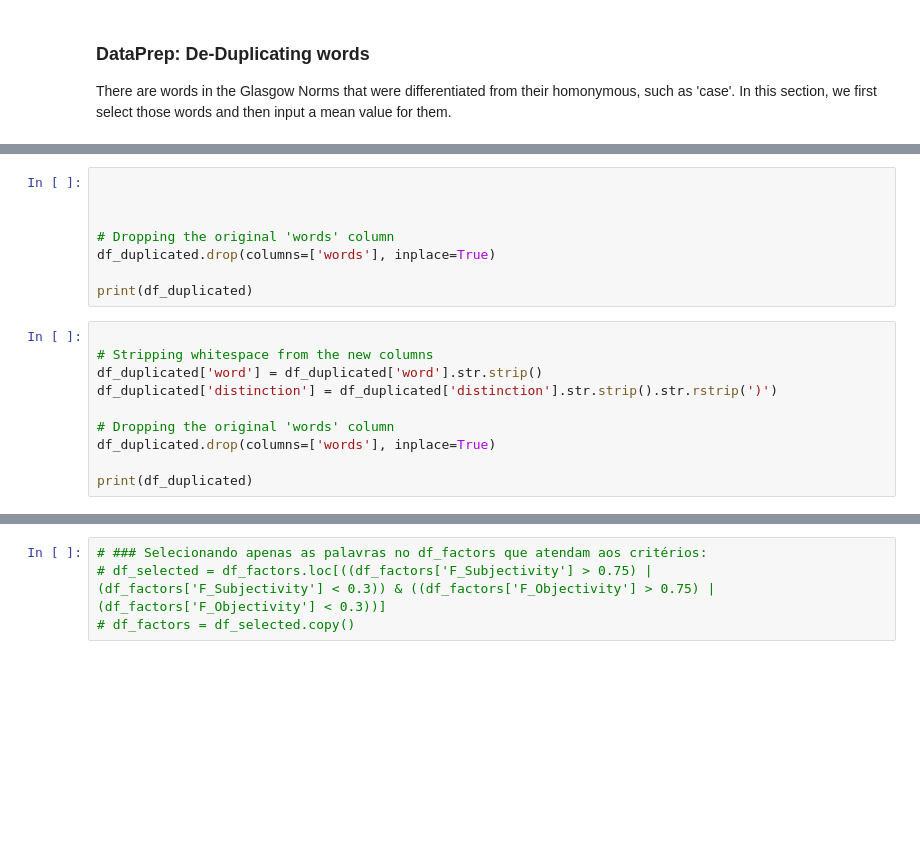
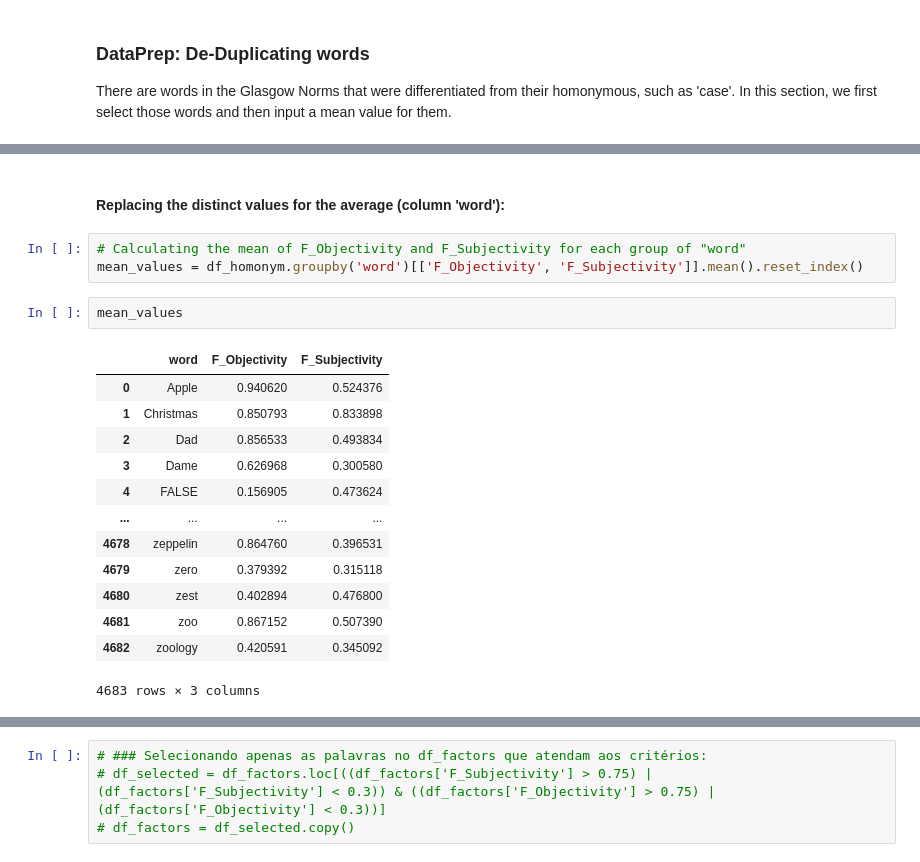
Before and after one commit to tbnsilveira/semantic_classifier, a Jupyter notebook: notebooks/Exp01_SCA_WE.ipynb, the cells around one changed output, grey strips where cells are left out. Drawn from its saved outputs; the diff is of its cells as text; blank space fills up the shorter version.

```diff
--- a/notebooks/Exp01_SCA_WE.ipynb
+++ b/notebooks/Exp01_SCA_WE.ipynb
@@ -194,18 +171,21 @@ df_factors[df_factors['words'].str.contains('charge')]
-# %%
-
-
-
-# Dropping the original 'words' column
-df_duplicated.drop(columns=['words'], inplace=True)
-
-print(df_duplicated)
-# %%
-
-# Stripping whitespace from the new columns
-df_duplicated['word'] = df_duplicated['word'].str.strip()
-df_duplicated['distinction'] = df_duplicated['distinction'].str.strip().str.rstrip(')')
-
-# Dropping the original 'words' column
-df_duplicated.drop(columns=['words'], inplace=True)
-
-print(df_duplicated)
+# %% [markdown]
+#### Replacing the distinct values for the average (column 'word'):
+# %%
+# Calculating the mean of F_Objectivity and F_Subjectivity for each group of "word"
+mean_values = df_homonym.groupby('word')[['F_Objectivity', 'F_Subjectivity']].mean().reset_index()
+# %%
+mean_values
+# %% [output]
+|  | word | F_Objectivity | F_Subjectivity |
+| 0 | Apple | 0.940620 | 0.524376 |
+| 1 | Christmas | 0.850793 | 0.833898 |
+| 2 | Dad | 0.856533 | 0.493834 |
+| 3 | Dame | 0.626968 | 0.300580 |
+| 4 | FALSE | 0.156905 | 0.473624 |
+| ... | ... | ... | ... |
+| 4678 | zeppelin | 0.864760 | 0.396531 |
+| 4679 | zero | 0.379392 | 0.315118 |
+| 4680 | zest | 0.402894 | 0.476800 |
+| 4681 | zoo | 0.867152 | 0.507390 |
+| 4682 | zoology | 0.420591 | 0.345092 |
+4683 rows × 3 columns
```
Also changed, not shown: parts of 12 cells of this notebook.
